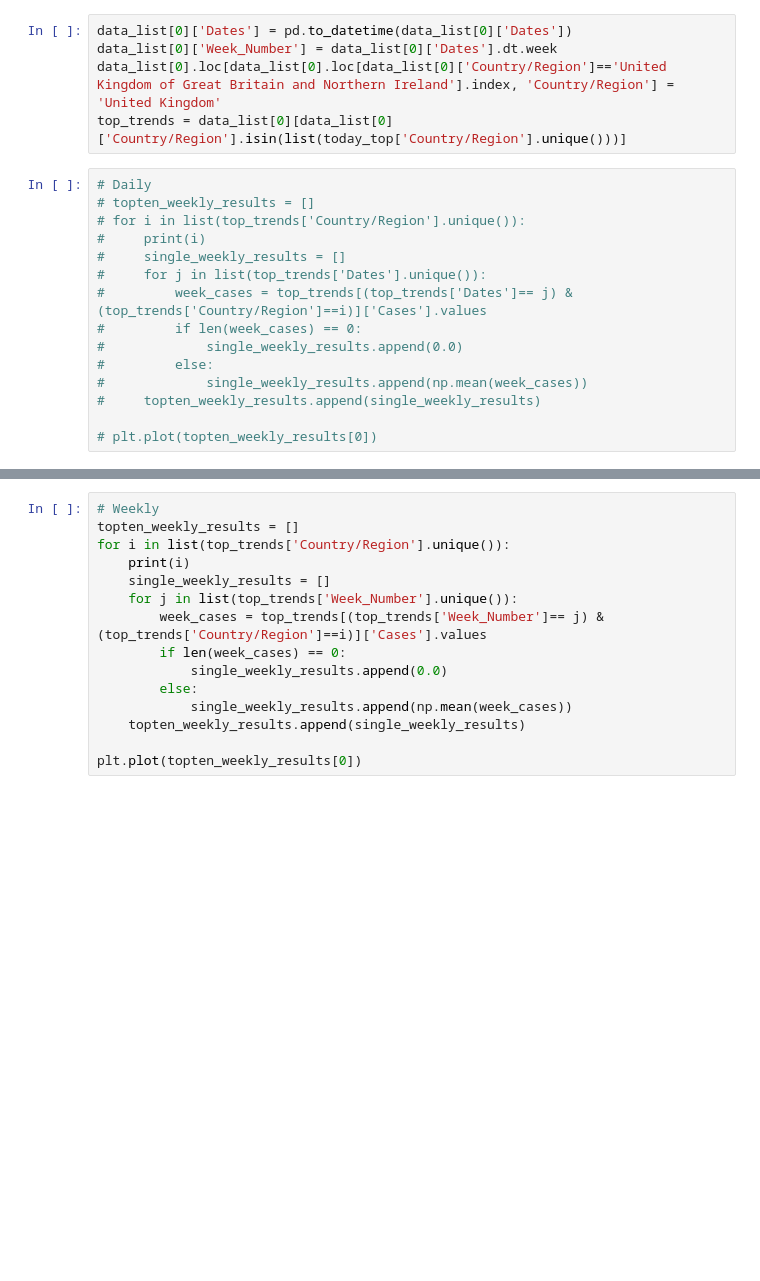
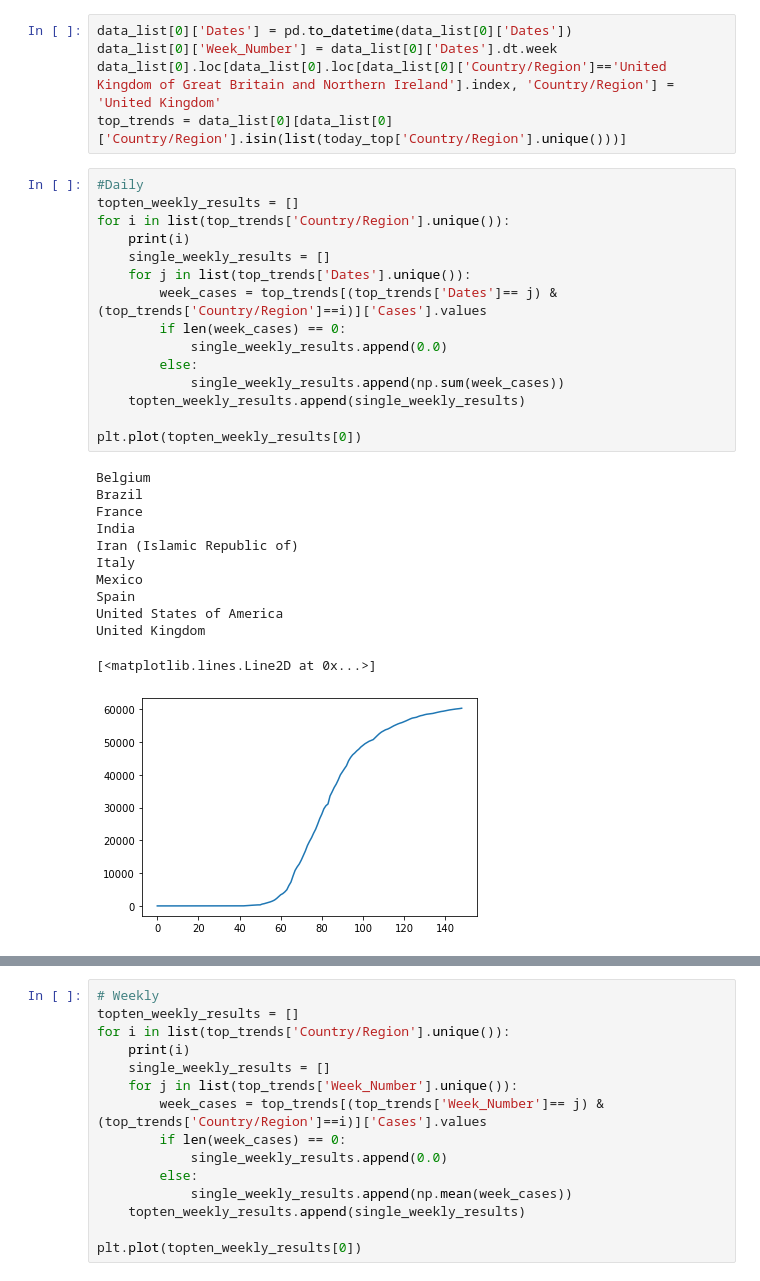
Before and after one commit to pierpaolo28/Epidemics-Modelling, a Jupyter notebook: notebooks/Logistic_vs_Exponential.ipynb, the cells around one changed output, grey strips where cells are left out. Drawn from its saved outputs; the diff is of its cells as text; blank space fills up the shorter version.

```diff
--- a/notebooks/Logistic_vs_Exponential.ipynb
+++ b/notebooks/Logistic_vs_Exponential.ipynb
@@ -85,17 +85,30 @@ data_list[0]['Week_Number'] = data_list[0]['Dates'].dt.week
 data_list[0].loc[data_list[0].loc[data_list[0]['Country/Region']=='United Kingdom of Great Britain and Northern Ireland'].index, 'Country/Region'] = 'United Kingdom'
 top_trends = data_list[0][data_list[0]['Country/Region'].isin(list(today_top['Country/Region'].unique()))]
 # %%
-# Daily
-# topten_weekly_results = []
-# for i in list(top_trends['Country/Region'].unique()):
-#     print(i)
-#     single_weekly_results = []
-#     for j in list(top_trends['Dates'].unique()):
-#         week_cases = top_trends[(top_trends['Dates']== j) & (top_trends['Country/Region']==i)]['Cases'].values
-#         if len(week_cases) == 0:
-#             single_weekly_results.append(0.0)
-#         else:
-#             single_weekly_results.append(np.mean(week_cases))
-#     topten_weekly_results.append(single_weekly_results)
+#Daily
+topten_weekly_results = []
+for i in list(top_trends['Country/Region'].unique()):
+    print(i)
+    single_weekly_results = []
+    for j in list(top_trends['Dates'].unique()):
+        week_cases = top_trends[(top_trends['Dates']== j) & (top_trends['Country/Region']==i)]['Cases'].values
+        if len(week_cases) == 0:
+            single_weekly_results.append(0.0)
+        else:
+            single_weekly_results.append(np.sum(week_cases))
+    topten_weekly_results.append(single_weekly_results)
 
-# plt.plot(topten_weekly_results[0])
+plt.plot(topten_weekly_results[0])
+# %% [output]
+Belgium
+Brazil
+France
+India
+Iran (Islamic Republic of)
+Italy
+Mexico
+Spain
+United States of America
+United Kingdom
+[<matplotlib.lines.Line2D at 0x...>]
+[figure, added]
```
Also changed, not shown: parts of 6 cells of this notebook, 3 other files.
